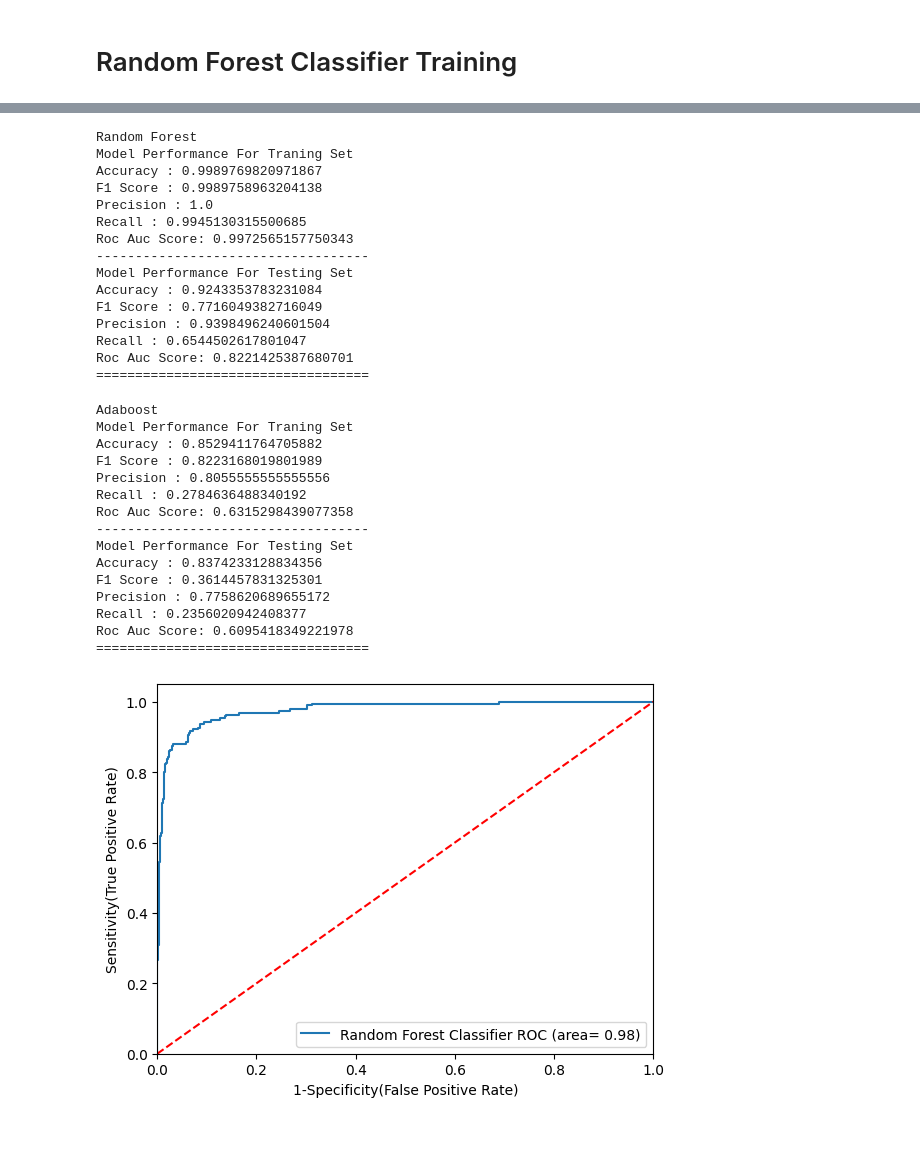
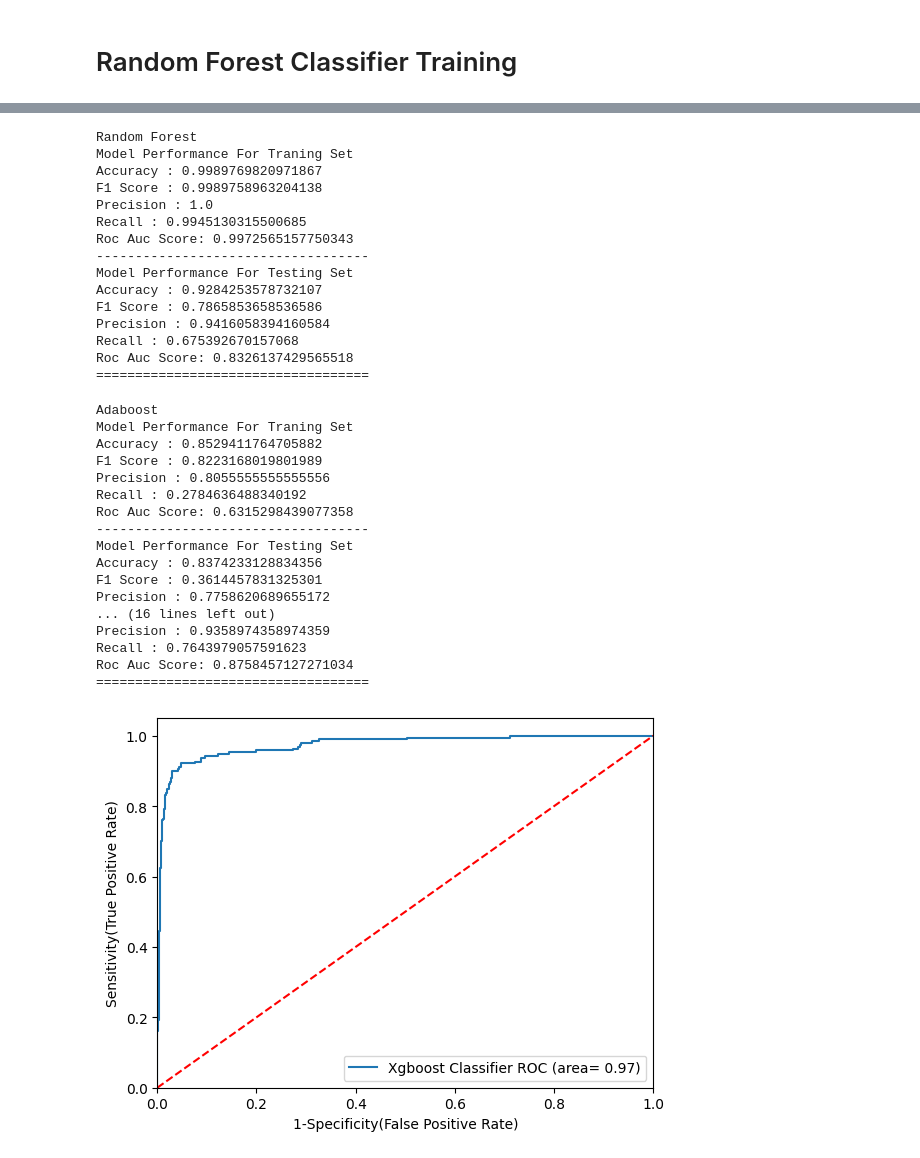
Before and after one commit to kshitijkatore/All-Machine_Learning_Algorithem-Implimentation, a Jupyter notebook: 10_Random_Forest/01_Random_Forest_Classifier.ipynb, the cells around one changed output, grey strips where cells are left out. Saved outputs shown, nothing was run; the diff lists cells and outputs as text; code cells hidden in the pictures.

Commit message:
Exploring Xgboost Algorithm

```diff
--- a/10_Random_Forest/01_Random_Forest_Classifier.ipynb
+++ b/10_Random_Forest/01_Random_Forest_Classifier.ipynb
@@ -292,6 +313,7 @@ models ={
     "Random Forest ": RandomForestClassifier(),
     "Logistic Regression": LogisticRegression(),
     "Adaboost": AdaBoostClassifier(),
+    "Xgboost": XGBClassifier(),
 }
 
 for i in range(len(list(models))):
@@ -366,12 +388,18 @@ adaboost_params = {
     "algorithm":['SAMME','SAMME.R']
 
 }
+# %%
+xgboost_params = {"learning_rate": [0.1,0.01],
+                  "max_depth":[5, 8, 12, 20, 30],
+                  "n_estimators": [100,200,300],
+                  "colsample_bytree": [0.5,0.8,1,0.3,0.4]}
 # %%
 ## models list for Hyperparameter Tuning
 
 randomcv_models = [
     ("RF", RandomForestClassifier(),rf_params),
     ("Adaboost", AdaBoostClassifier(), adaboost_params),
+    ("Xgboost", XGBClassifier(), xgboost_params),
 ]
 # %%
 from sklearn.model_selection import RandomizedSearchCV
@@ -419,8 +450,13 @@ models = {
         max_depth=15),
     "Adaboost":AdaBoostClassifier(
         n_estimators= 60,
-        algorithm= 'SAMME')
-
+        algorithm= 'SAMME'),
+    "Xgboost":XGBClassifier(
+        n_estimators = 300,
+        max_depth = 30,
+        learning_rate = 0.1,
+        colsample_bytree = 0.8
+    )
 }
 
 for i in range(len(list(models))):
@@ -479,11 +515,11 @@ Recall : 0.9945130315500685
 Roc Auc Score: 0.9972565157750343
 -----------------------------------
 Model Performance For Testing Set
-Accuracy : 0.9243353783231084
-F1 Score : 0.7716049382716049
-Precision : 0.9398496240601504
-Recall : 0.6544502617801047
-Roc Auc Score: 0.8221425387680701
+Accuracy : 0.9284253578732107
+F1 Score : 0.7865853658536586
+Precision : 0.9416058394160584
+Recall : 0.675392670157068
+Roc Auc Score: 0.8326137429565518
 ===================================
 Adaboost
 Model Performance For Traning Set
@@ -497,8 +533,10 @@ Model Performance For Testing Set
 Accuracy : 0.8374233128834356
 F1 Score : 0.3614457831325301
 Precision : 0.7758620689655172
-Recall : 0.2356020942408377
-Roc Auc Score: 0.6095418349221978
+... (16 lines left out)
+Precision : 0.9358974358974359
+Recall : 0.7643979057591623
+Roc Auc Score: 0.8758457127271034
 ===================================
 # %%
 from sklearn.metrics import roc_auc_score, roc_curve
@@ -508,40 +546,40 @@ plt.figure()
 
 auc_models = [
     {
-        'label': 'Random Forest Classifier',
-        'model': RandomForestClassifier(
-            n_estimators=1000,
-            min_samples_split=2,
-            max_features=8,
-            max_depth=15
+        'label': 'Xgboost Classifier',
+        'model': XGBClassifier(
+            n_estimators = 300,
+            max_depth = 30,
+            learning_rate = 0.1,
+            colsample_bytree = 0.8
         )
     },
 ]
 
 for algo in auc_models:
     model = algo['model']
     model.fit(X_train, y_train)
 
     # Predict probabilities for ROC
     y_proba = model.predict_proba(X_test)[:, 1]
 
     # Calculate AUC
     auc_score = roc_auc_score(y_test, y_proba)
 
     # ROC curve points
     fpr, tpr, thresholds = roc_curve(y_test, y_proba)
 
     # Plot
     plt.plot(fpr, tpr, label='%s ROC (area= %0.2f)' % (algo['label'], auc_score))
 
 # Diagonal line
 plt.plot([0, 1], [0, 1], 'r--')
 plt.xlim([0.0, 1.0])
 plt.ylim([0.0, 1.05])
 plt.xlabel('1-Specificity(False Positive Rate)')
 plt.ylabel('Sensitivity(True Positive Rate)')
 plt.legend(loc="lower right")
 plt.savefig("auc.png")
 plt.show()
 # %% [output]
-[figure, old version]
+[figure, new version]
```
Also changed, not shown: parts of 4 cells of this notebook, 2 other files.
